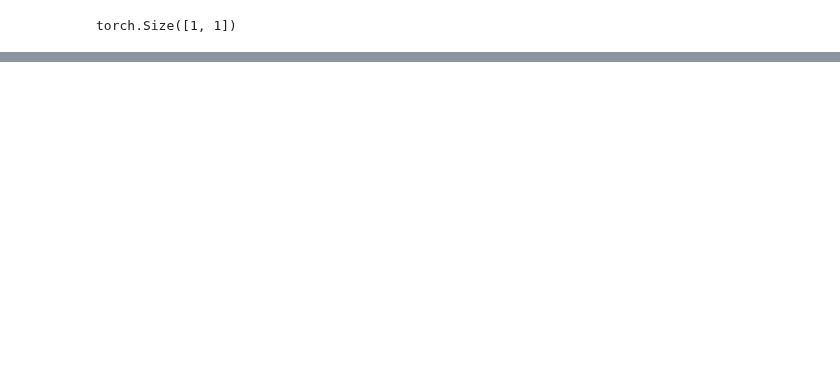
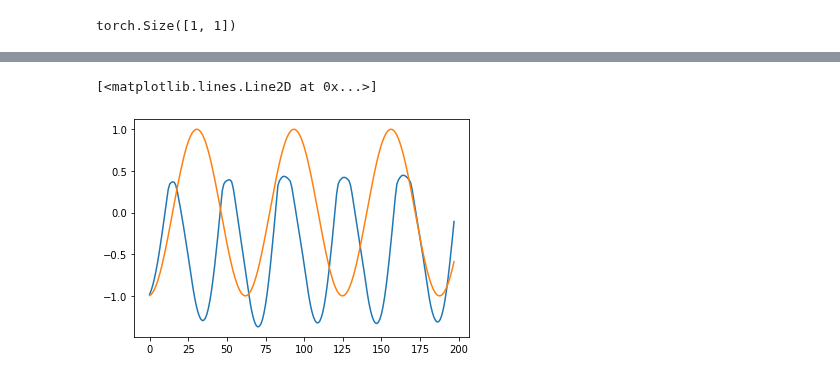
Before and after one commit to mostafa-ja/sample, a Jupyter notebook: nn_RNN_basics.ipynb, the cells around one changed output, grey strips where cells are left out. Saved outputs shown, nothing was run; the diff lists cells and outputs as text; code cells hidden in the pictures; blank space fills up the shorter version.

```diff
--- a/nn_RNN_basics.ipynb
+++ b/nn_RNN_basics.ipynb
@@ -192,0 +215,9 @@ plt.plot(Y_test.cpu().detach().numpy())
+# %%
+with torch.no_grad():
+  last_10x = X_test[0:1]
+  Y_pred =[]
+  i = 0
+  while(len(Y_pred)<Y_test.shape[0]):
+    y_pred = model(last_10x).reshape(1,-1,1)
+    Y_pred.append(y_pred.detach().cpu().numpy().ravel())
+    last_10x = torch.cat((last_10x[:,1:,],y_pred),dim=1)
@@ -192,0 +230,6 @@ plt.plot(Y_test.cpu().detach().numpy())
+# %%
+plt.plot(Y_pred)
+plt.plot(Y_test.cpu().detach().numpy())
+# %% [output]
+[<matplotlib.lines.Line2D at 0x...>]
+[figure, added]
```
Also changed, not shown: parts of 9 cells of this notebook.
